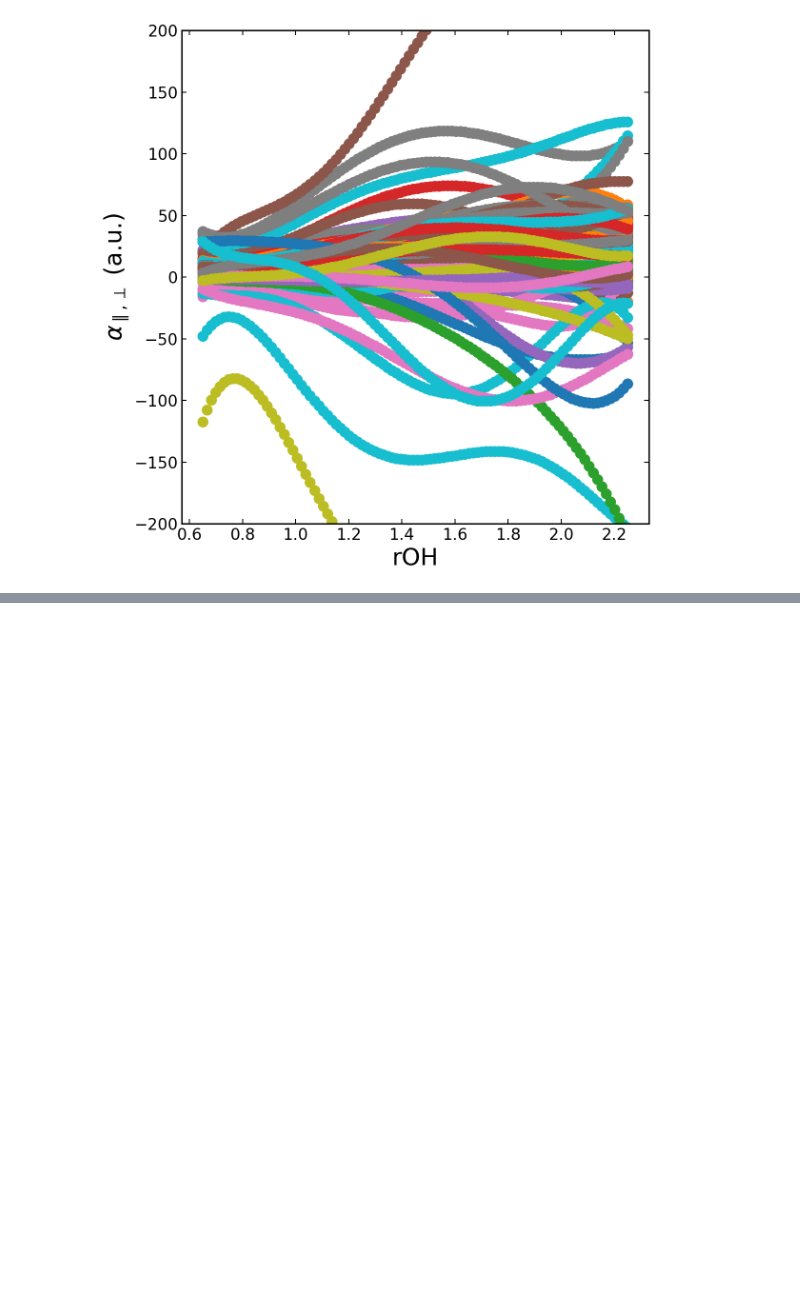
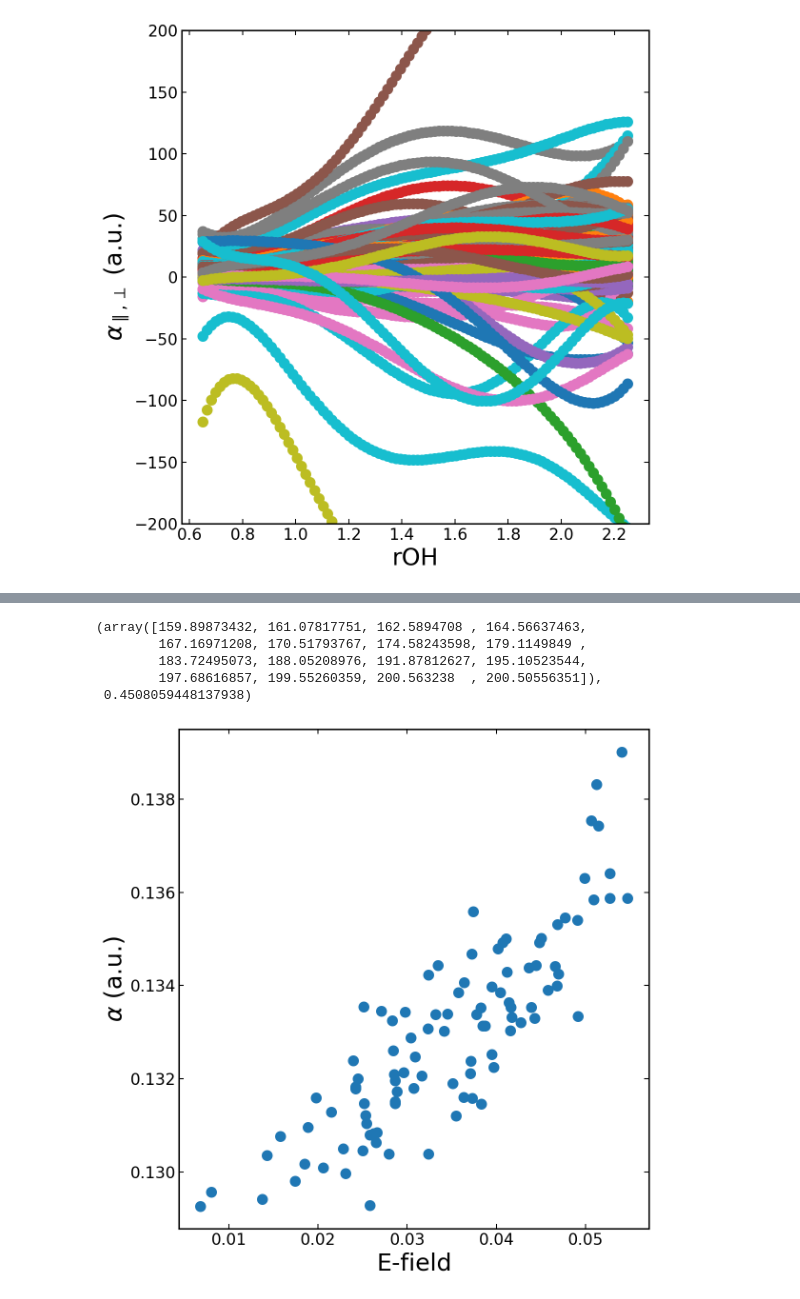
Before and after one commit to piskuliche/EmpiricalMapping, a Jupyter notebook: examples/polarizability_troubleshoot/polarizability.ipynb, the cells around one changed output, grey strips where cells are left out. Cells and saved outputs as stored; diff of their text form; code cells hidden in the pictures; blank space fills up the shorter version.

```diff
--- a/examples/polarizability_troubleshoot/polarizability.ipynb
+++ b/examples/polarizability_troubleshoot/polarizability.ipynb
@@ -505,0 +622,18 @@ plt.show()
+# %%
+azz_pred = alpha_from_x01(x01[0], all_eOHs[0], ivec, ivec)
+polar[0][:,0]/azz_pred, azz_pred
+# %% [output]
+(array([159.89873432, 161.07817751, 162.5894708 , 164.56637463,
+        167.16971208, 170.51793767, 174.58243598, 179.1149849 ,
+        183.72495073, 188.05208976, 191.87812627, 195.10523544,
+        197.68616857, 199.55260359, 200.563238  , 200.50556351]),
+ 0.4508059448137938)
+# %%
+fig = plt.figure(figsize=(8,8),dpi=150)
+plt.plot(eproj, x01, 'o')
+plt.xlabel("E-field")
+plt.ylabel("$\\alpha$ (a.u.)")
+plt.tight_layout()
+plt.show()
+# %% [output]
+[figure, added]
```
Also changed, not shown: parts of 18 cells of this notebook, 2 other files.
